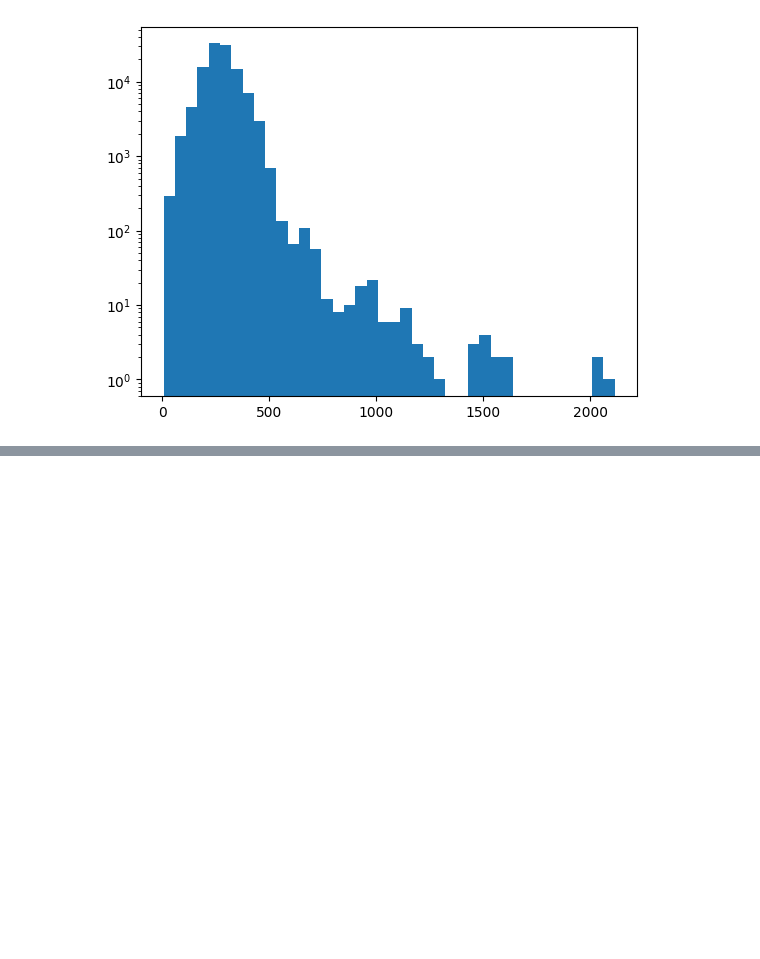
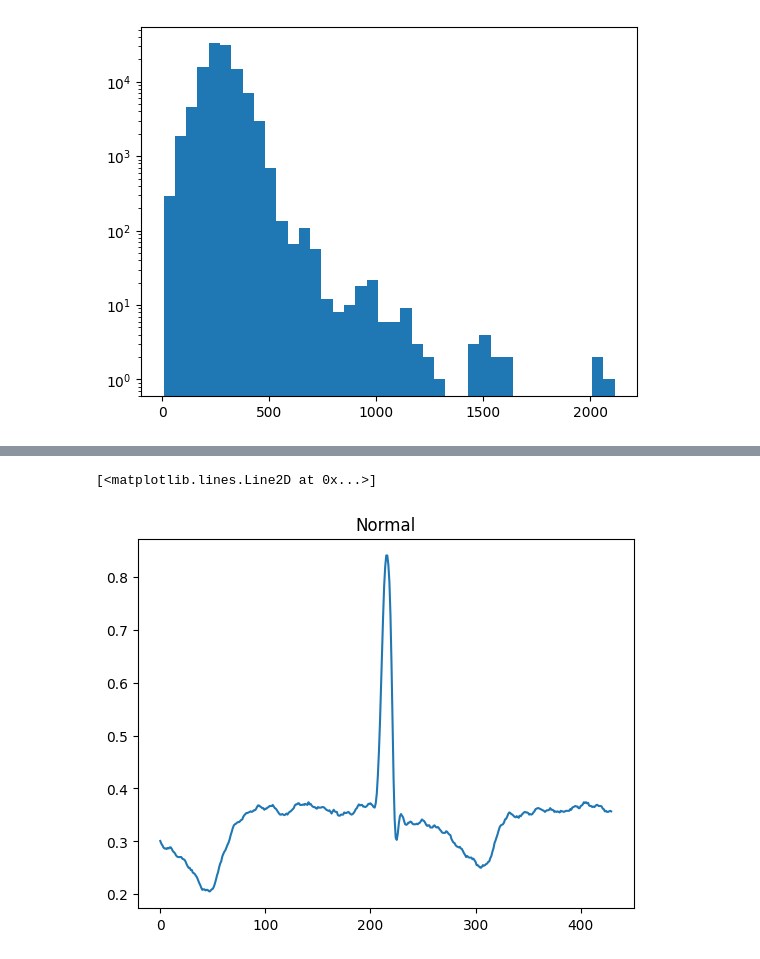
Before and after one commit to awcheng23/PACE, a Jupyter notebook: demo.ipynb, the cells around one changed output, grey strips where cells are left out. Saved outputs shown, nothing was run; the diff lists cells and outputs as text; code cells hidden in the pictures; blank space fills up the shorter version.

```diff
--- a/demo.ipynb
+++ b/demo.ipynb
@@ -178,0 +176,9 @@ for i in range(0, len(segments)):
+# %%
+ID_TO_AAMI = {'N':'Normal', 'S':'Supraventricular premature', 'V':'Premature ventricular contraction', 'F':'Fusion of ventricular & normal', 'Q':'Unclassifiable'}
+ID = 23  # 23, N
+
+plt.title(ID_TO_AAMI[beat_types[ID]])
+plt.plot(segments[ID])
+# %% [output]
+[<matplotlib.lines.Line2D at 0x...>]
+[figure, added]
```
Also changed, not shown: parts of 22 cells of this notebook.
